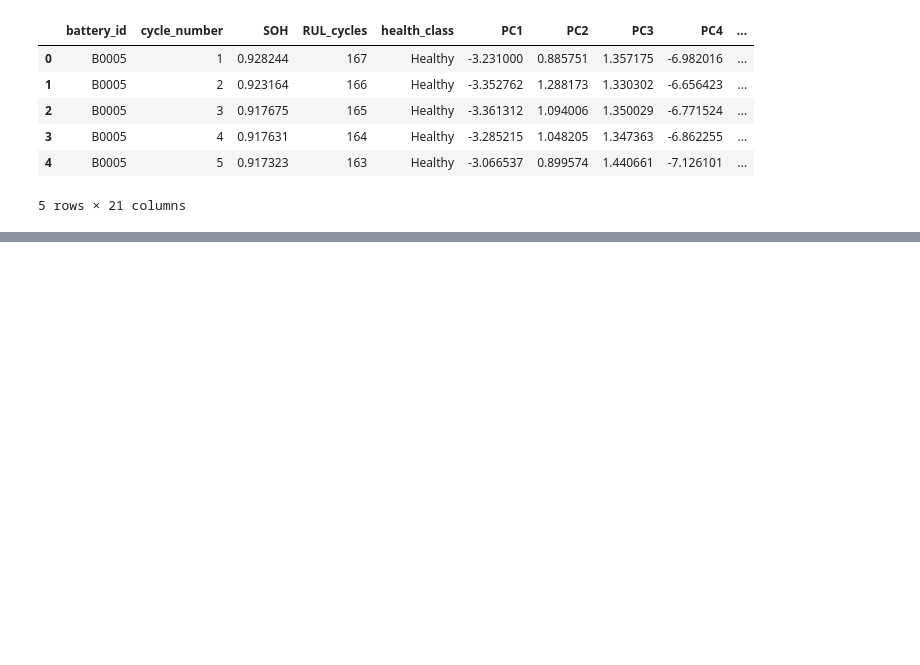
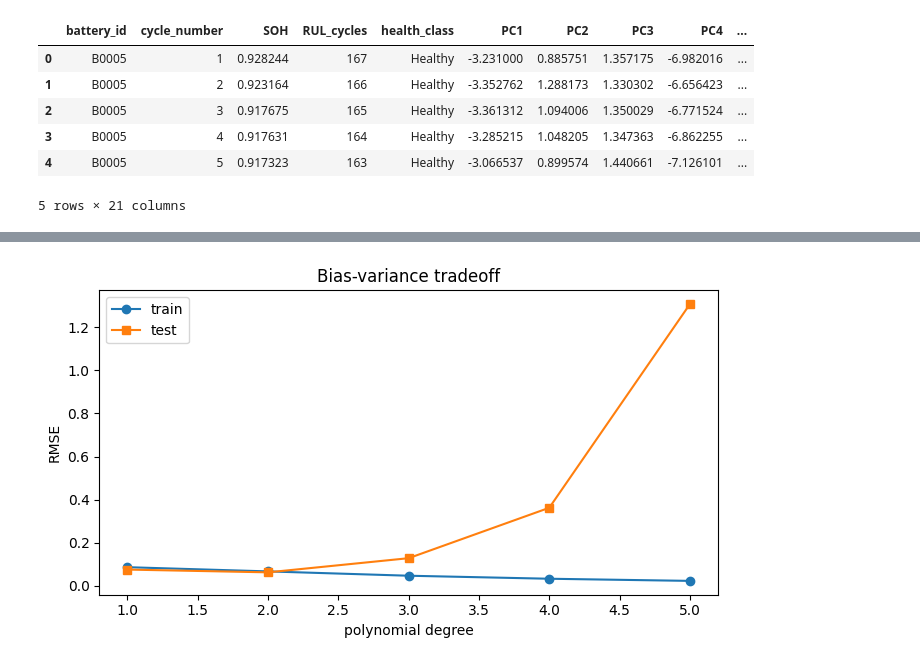
Before and after one commit to Marryam03/ML_Project, a Jupyter notebook: Phase 2/Supervised Learning/Regression/regression.ipynb, the cells around one changed output, grey strips where cells are left out. Cells and saved outputs as stored; diff of their text form; code cells hidden in the pictures; blank space fills up the shorter version.

```diff
--- a/Phase 2/Supervised Learning/Regression/regression.ipynb
+++ b/Phase 2/Supervised Learning/Regression/regression.ipynb
@@ -443,0 +217,4 @@ Random Forest | RMSE=0.0653 | MAE=0.0323 | R2=0.8900
+# %%
+good = df["SOH"] > 0.1
+data = df[good].reset_index(drop=True)
+print("dropped", int((~good).sum()), "bad rows | kept", len(data))
@@ -443,0 +308,13 @@ Random Forest | RMSE=0.0653 | MAE=0.0323 | R2=0.8900
+# %%
+from sklearn.svm import SVR
+
+svr_search = GridSearchCV(make_pipeline(StandardScaler(), SVR(kernel="rbf")),
+                          {"svr__C": [1, 10],
+                           "svr__gamma": ["scale", 0.05],
+                           "svr__epsilon": [0.05, 0.1]},
+                          cv=cv, scoring="neg_mean_squared_error", n_jobs=-1)
+svr_search.fit(X_train, y_train, groups=g_train)
+svr = svr_search.best_estimator_
+results["SVR"] = scores(svr, (-svr_search.best_score_) ** 0.5)
+print("best params:", svr_search.best_params_)
+print(results["SVR"])
@@ -443,0 +358,21 @@ Random Forest | RMSE=0.0653 | MAE=0.0323 | R2=0.8900
+# %%
+degrees = [1, 2, 3, 4, 5]
+train_err, test_err = [], []
+for d in degrees:
+    m = make_pipeline(StandardScaler(), PCA(n_components=n_pcs, random_state=42),
+                      PolynomialFeatures(degree=d, include_bias=False), Ridge(alpha=1))
+    m.fit(X_train, y_train)
+    train_err.append(mean_squared_error(y_train, m.predict(X_train)) ** 0.5)
+    test_err.append(mean_squared_error(y_test, m.predict(X_test)) ** 0.5)
+
+plt.figure(figsize=(7, 4))
+plt.plot(degrees, train_err, "o-", label="train")
+plt.plot(degrees, test_err, "s-", label="test")
+plt.xlabel("polynomial degree")
+plt.ylabel("RMSE")
+plt.title("Bias-variance tradeoff")
+plt.legend()
+plt.tight_layout()
+plt.show()
+# %% [output]
+[figure, added]
```
Also changed, not shown: parts of 39 cells of this notebook.
